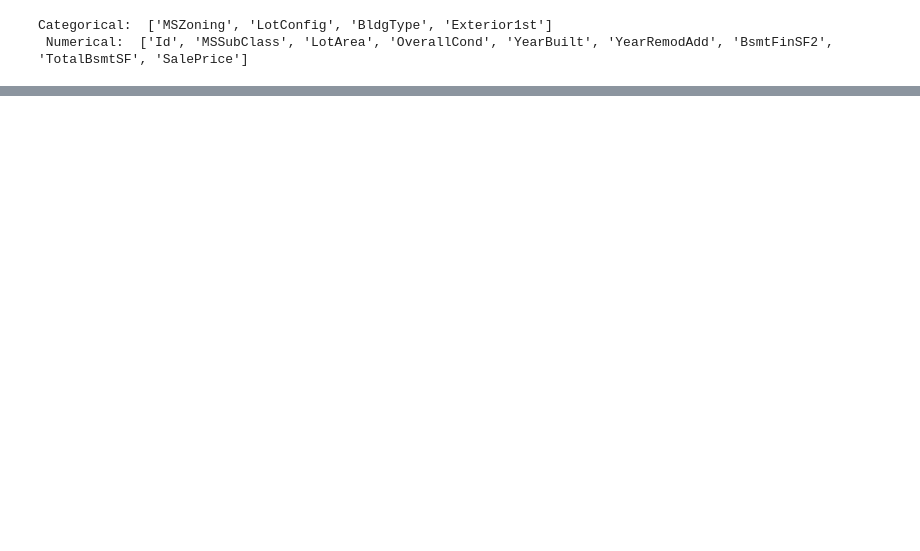
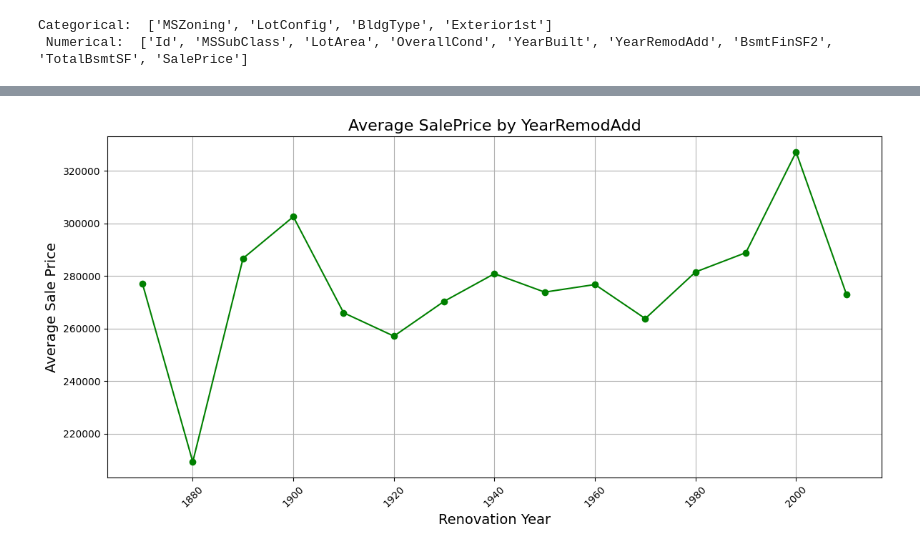
Before and after one commit to SachinGunjal001/House-Price-Prediction-Python-Analysis, a Jupyter notebook: HousePricePyAnalysis.ipynb, the cells around one changed output, grey strips where cells are left out. Drawn from its saved outputs; the diff is of its cells as text; code cells hidden in the pictures; blank space fills up the shorter version.

```diff
--- a/HousePricePyAnalysis.ipynb
+++ b/HousePricePyAnalysis.ipynb
@@ -137,0 +249,14 @@ print(insight_df)
+# %%
+yearremod_price = df.groupby("YearRemodAdd")["SalePrice"].mean().reset_index()
+
+plt.figure(figsize=(12,6))
+plt.plot(yearremod_price["YearRemodAdd"], yearremod_price["SalePrice"], marker='o', color='green')
+plt.title("Average SalePrice by YearRemodAdd", fontsize=16)
+plt.xlabel("Renovation Year", fontsize=14)
+plt.ylabel("Average Sale Price", fontsize=14)
+plt.grid(True)
+plt.xticks(rotation=45)
+plt.tight_layout()
+plt.show()
+# %% [output]
+[figure, added]
```
Also changed, not shown: parts of 20 cells of this notebook, 1 other file.
